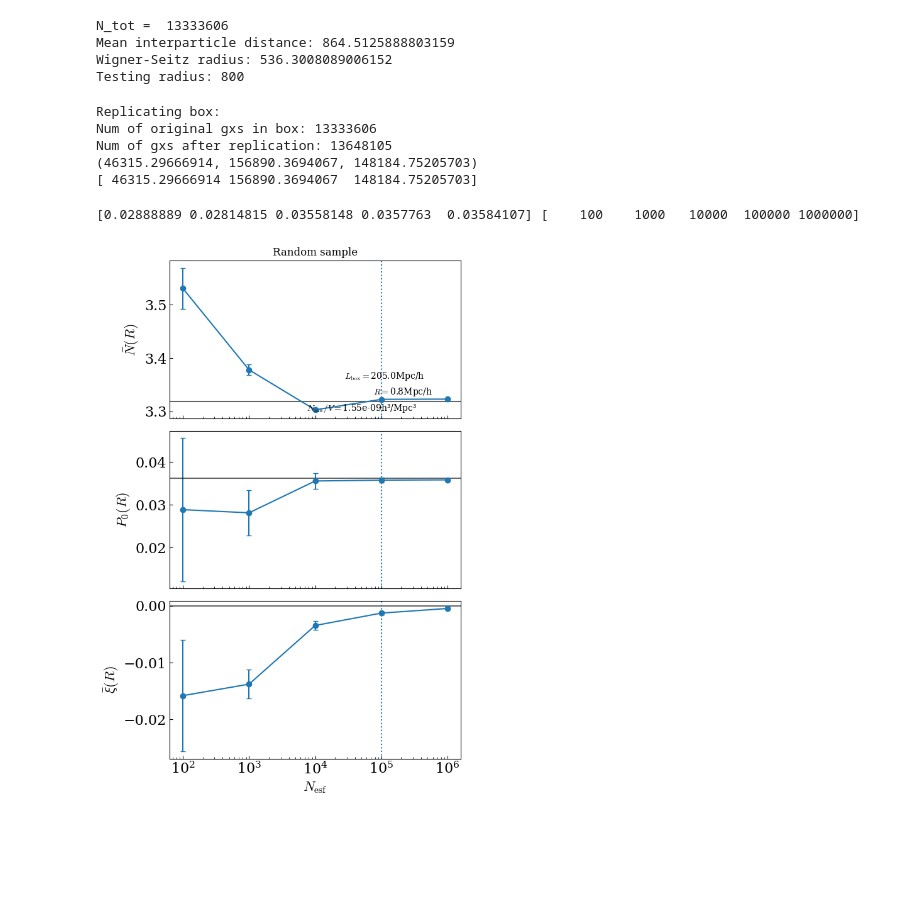
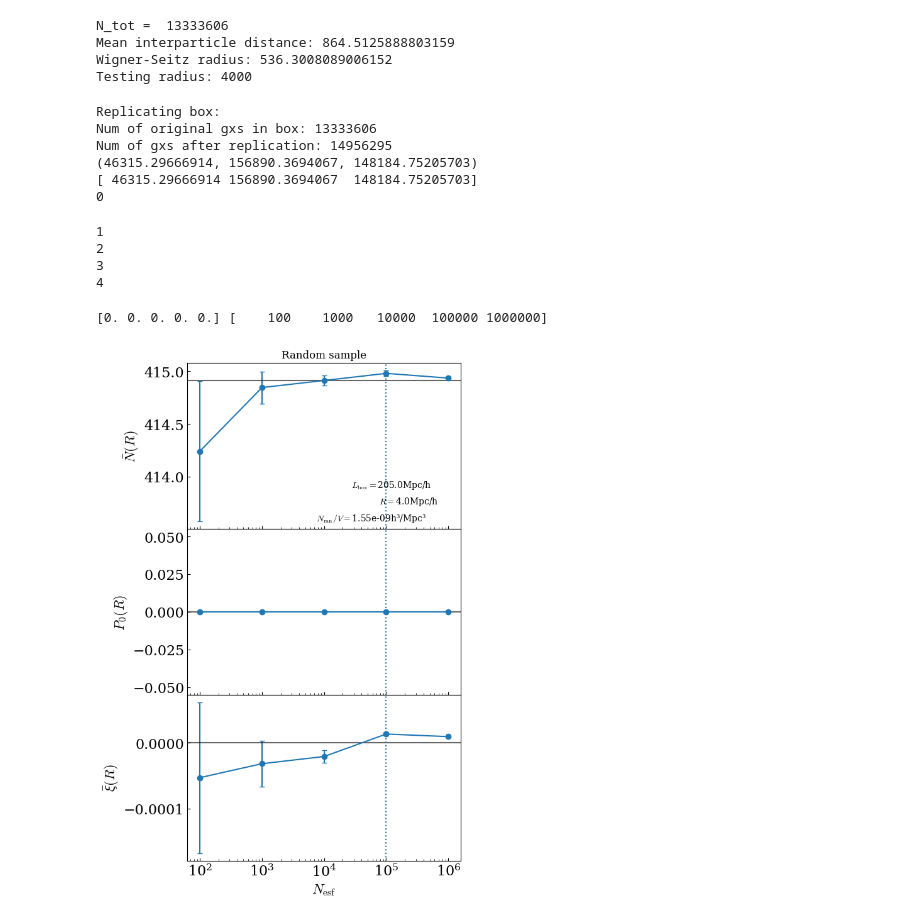
Before and after one commit to FedeDavilaKurban/VPF, a Jupyter notebook: stability_randoms_plot.ipynb, the cells around one changed output. Drawn from its saved outputs; the diff is of its cells as text; code cells hidden in the pictures; blank space fills up the shorter version.

```diff
--- a/stability_randoms_plot.ipynb
+++ b/stability_randoms_plot.ipynb
@@ -4,7 +4,7 @@ import matplotlib.pyplot as plt
 from cicTools import cic_stats, cic_stats_jk
 from scipy import spatial
 
-r = 800
+r = 4000
 lbox = 205000
 nran = 13333606
 seed = 8182379
@@ -29,11 +29,11 @@ print('Testing radius:',r)
 N_tot =  13333606
 Mean interparticle distance: 864.5125888803159
 Wigner-Seitz radius: 536.3008089006152
-Testing radius: 800
+Testing radius: 4000
 # %%
 
-#ns = np.geomspace(100,1000000,25).astype(int)
 ns = np.geomspace(100,1000000,5).astype(int)
+#ns = np.geomspace(100,1000000,5).astype(int)
 
 P0 = np.zeros(len(ns))
 N_mean = np.zeros(len(ns))
@@ -66,25 +66,29 @@ print(gxs.as_array()[0])
 print(newgxs1[0])
 ran_tree = spatial.cKDTree(newgxs1)
 
+######
+# CiC Statistics
+#####
 for i,n in enumerate(ns):
-    #chi[i], NXi[i], P0[i], N_mean[i], xi_mean[i] = cic_stats(ran_tree, n, r, lbox)
+    print(i)
     chi[i], NXi[i], P0[i], N_mean[i], xi_mean[i], \
             chi_std[i], NXi_std[i], P0_std[i], N_mean_std[i], xi_mean_std[i] = cic_stats_jk(ran_tree, n, r, lbox, jkbins=3)
 
-
-#namefile = '../data/stability_randoms.npz'
-#np.savez(namefile,chi,NXi,P0,N_mean,xi_mean,ns)
-
-namefile = '../data/stability_randoms_jk.npz'
+namefile = f'../data/stability_randoms_jk_{r}kpc.npz'
 
 np.savez(namefile,chi, NXi, P0, N_mean, xi_mean, \
     chi_std, NXi_std, P0_std, N_mean_std,xi_mean_std)
 # %% [output]
 Replicating box:
 Num of original gxs in box: 13333606
-Num of gxs after replication: 13648105
+Num of gxs after replication: 14956295
 (46315.29666914, 156890.3694067, 148184.75205703)
 [ 46315.29666914 156890.3694067  148184.75205703]
+0
+1
+2
+3
+4
 # %%
 #
 #plots con JK
@@ -93,11 +97,11 @@ import matplotlib.pyplot as plt
 
 from cicTools import delta_P0
 
-r = 800
-lbox = 205000
-nran = 13333606
+# r = 800
+# lbox = 205000
+# nran = 13333606
 
-namefile = f'../data/stability_randoms_jk.npz'
+namefile = f'../data/stability_randoms_jk_{r}kpc.npz'
 stats = np.load(namefile)
 
 chi = stats['arr_0']
@@ -164,33 +168,34 @@ ax1.set_xscale('log')
 P0
 """
 P0_ran = np.exp(-(nran/lbox**3)*(4./3.)*np.pi*r**3) #theoretical value of P0 for poisson dist.
 ax2.errorbar(ns,P0,yerr=P0err,marker='o',capsize=3)
 ax2.axhline(P0_ran,color='k',alpha=.6)
 ax2.axvline(1e5,ls=':')
 
 ax2.set_ylabel(r'$P_0(R)$',fontsize=fs)
 ax2.set_xscale('log')
 
 """
 Xi_mean
 """
 ax3.errorbar(ns,xi_mean,yerr=xi_mean_std,marker='o',capsize=3)
 
 ax3.axhline(0,color='k',alpha=.6)
 ax3.axvline(1e5,ls=':')
 
 ax3.set_xlabel(r'$N_\mathrm{esf}$',fontsize=fs)
 ax3.set_ylabel(r'$\bar{\xi}(R)$',fontsize=fs)
 ax3.set_xscale('log')
 
 ax1.set_xticklabels([])
 ax2.set_xticklabels([])
 
 ax1.set_title('Random sample')
 plt.tight_layout()
-#plt.savefig('../plots/stability_randoms_jk.png')
+fig.subplots_adjust(hspace=0.0)
+plt.savefig(f'../plots/stability_randoms_jk_{r}kpc.png')
 #plt.savefig('../plots/stability_randoms_jk.pdf')
 plt.show()
 # %% [output]
-[0.02888889 0.02814815 0.03558148 0.0357763  0.03584107] [    100    1000   10000  100000 1000000]
+[0. 0. 0. 0. 0.] [    100    1000   10000  100000 1000000]
-[figure, old version]
+[figure, new version]
```
Also changed, not shown: 2 other files.
